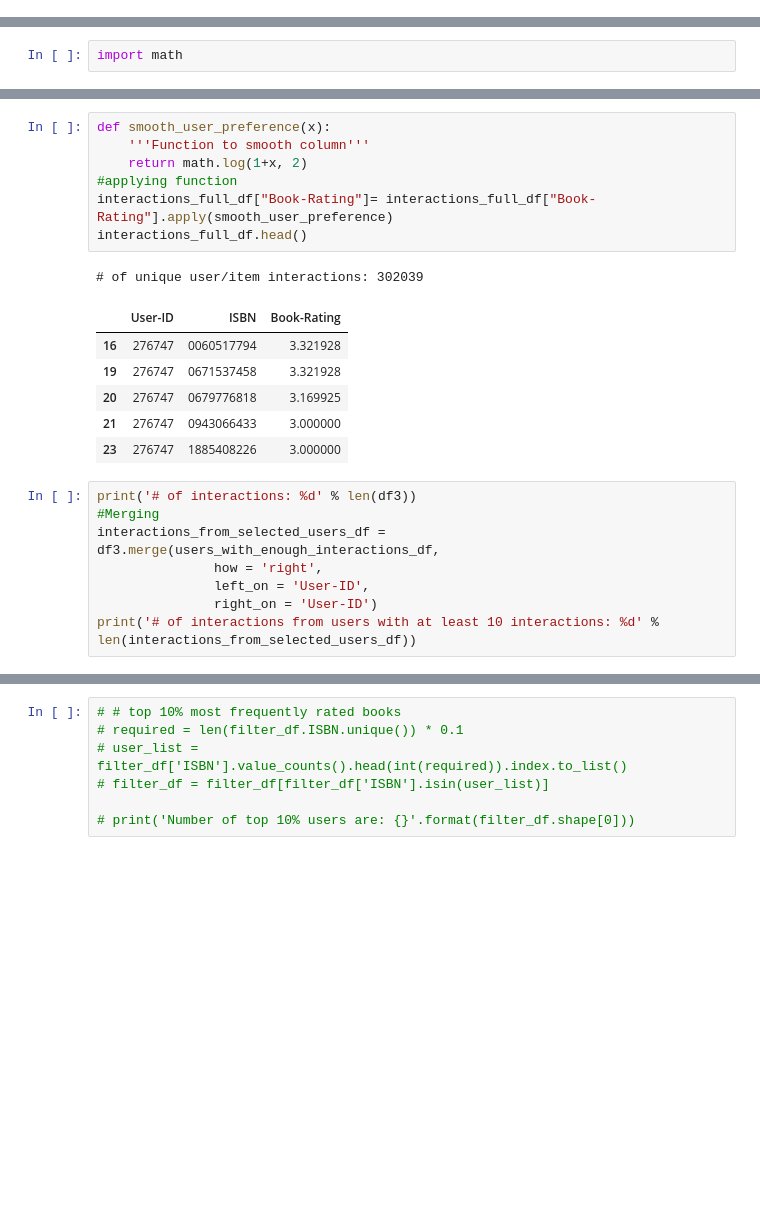
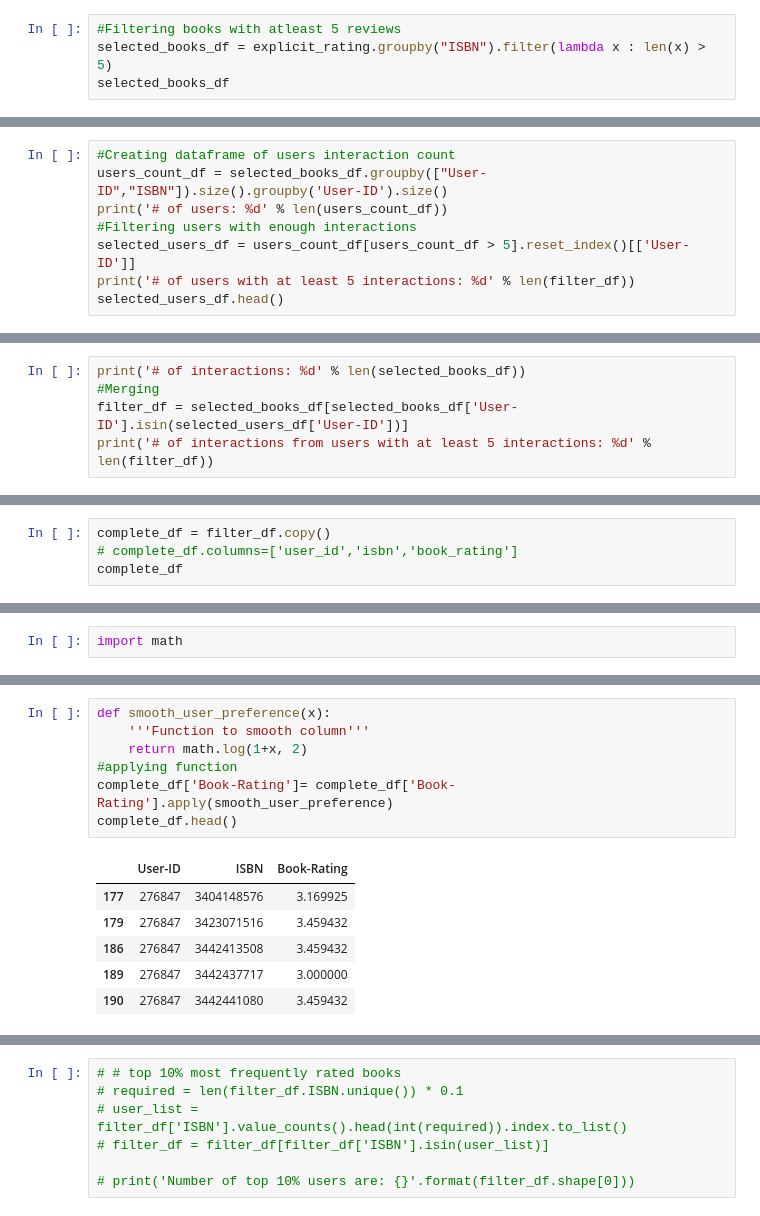
Before and after one commit to RadhikaRM/Bookrecommendersystem, a Jupyter notebook: Book_Recommender_System.ipynb, the cells around one changed output, grey strips where cells are left out. Cells and saved outputs as stored; diff of their text form; blank space fills up the shorter version.

```diff
--- a/Book_Recommender_System.ipynb
+++ b/Book_Recommender_System.ipynb
@@ -961,0 +1002,4 @@ interactions_full_df = filter_df.copy()
+# %%
+#Filtering books with atleast 5 reviews
+selected_books_df = explicit_rating.groupby("ISBN").filter(lambda x : len(x) > 5)
+selected_books_df
@@ -961,0 +1020,8 @@ interactions_full_df = filter_df.copy()
+# %%
+#Creating dataframe of users interaction count
+users_count_df = selected_books_df.groupby(["User-ID","ISBN"]).size().groupby('User-ID').size()
+print('# of users: %d' % len(users_count_df))
+#Filtering users with enough interactions
+selected_users_df = users_count_df[users_count_df > 5].reset_index()[['User-ID']]
+print('# of users with at least 5 interactions: %d' % len(filter_df))
+selected_users_df.head()
@@ -961,0 +1037,5 @@ interactions_full_df = filter_df.copy()
+# %%
+print('# of interactions: %d' % len(selected_books_df))
+#Merging
+filter_df = selected_books_df[selected_books_df['User-ID'].isin(selected_users_df['User-ID'])]
+print('# of interactions from users with at least 5 interactions: %d' % len(filter_df))
@@ -961,0 +1045,4 @@ interactions_full_df = filter_df.copy()
+# %%
+complete_df = filter_df.copy()
+# complete_df.columns=['user_id','isbn','book_rating']
+complete_df
@@ -964,23 +1077,14 @@ import math
 # %%
 def smooth_user_preference(x):
     '''Function to smooth column'''
     return math.log(1+x, 2)
 #applying function
-interactions_full_df["Book-Rating"]= interactions_full_df["Book-Rating"].apply(smooth_user_preference)
-interactions_full_df.head()
+complete_df['Book-Rating']= complete_df['Book-Rating'].apply(smooth_user_preference)
+complete_df.head()
 # %% [output]
-# of unique user/item interactions: 302039
 |  | User-ID | ISBN | Book-Rating |
-| 16 | 276747 | 0060517794 | 3.321928 |
-| 19 | 276747 | 0671537458 | 3.321928 |
-| 20 | 276747 | 0679776818 | 3.169925 |
-| 21 | 276747 | 0943066433 | 3.000000 |
-| 23 | 276747 | 1885408226 | 3.000000 |
+| 177 | 276847 | 3404148576 | 3.169925 |
+| 179 | 276847 | 3423071516 | 3.459432 |
+| 186 | 276847 | 3442413508 | 3.459432 |
+| 189 | 276847 | 3442437717 | 3.000000 |
+| 190 | 276847 | 3442441080 | 3.459432 |
-# %%
-print('# of interactions: %d' % len(df3))
-#Merging
-interactions_from_selected_users_df = df3.merge(users_with_enough_interactions_df,
-               how = 'right',
-               left_on = 'User-ID',
-               right_on = 'User-ID')
-print('# of interactions from users with at least 10 interactions: %d' % len(interactions_from_selected_users_df))
```
Also changed, not shown: parts of 42 cells of this notebook.
